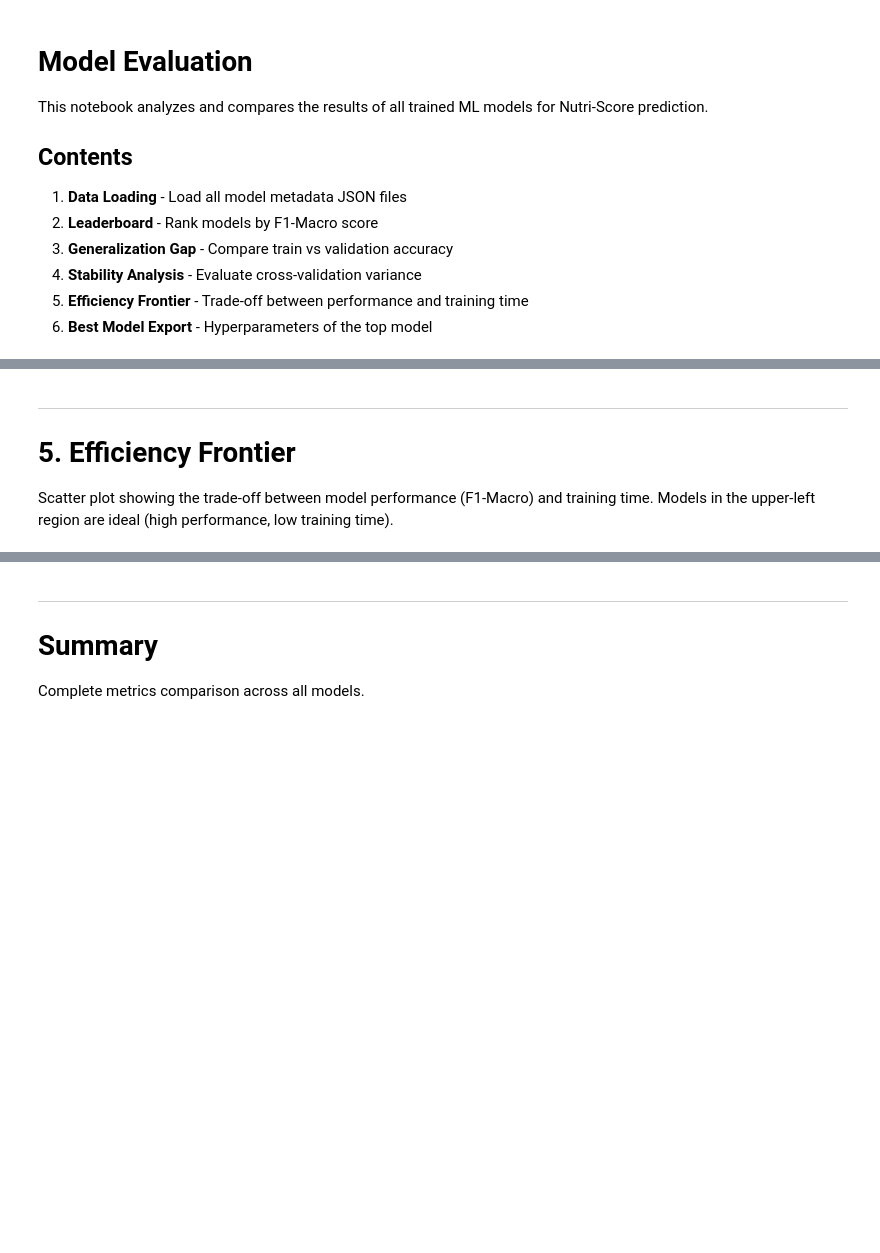
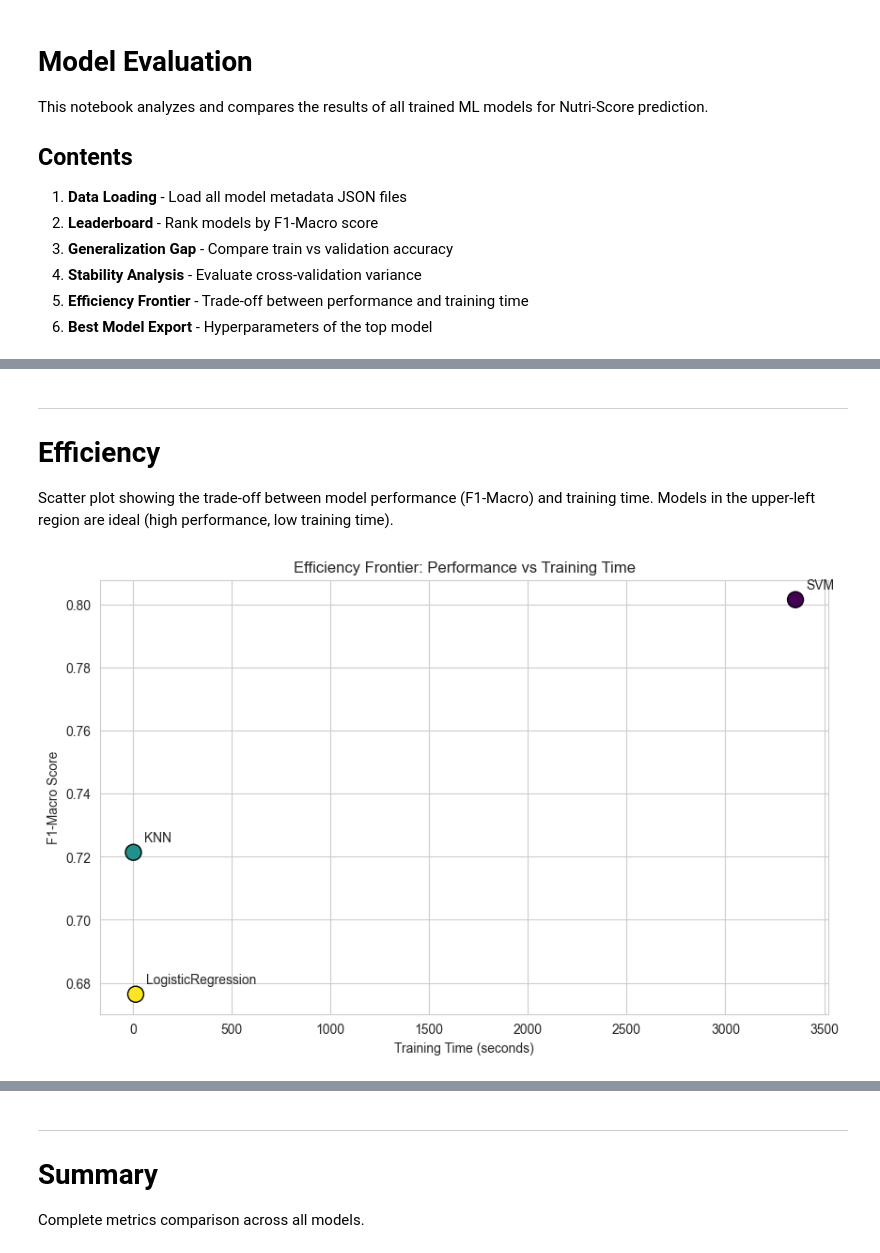
Before and after one commit to djacoo/ml-nutriscore-prediction, a Jupyter notebook: docs/notebooks/model_evaluation.ipynb, the cells around one changed output, grey strips where cells are left out. Drawn from its saved outputs; the diff is of its cells as text; code cells hidden in the pictures; blank space fills up the shorter version.

```diff
--- a/docs/notebooks/model_evaluation.ipynb
+++ b/docs/notebooks/model_evaluation.ipynb
@@ -161,36 +184,37 @@ df_results[['Model', 'CV_Mean', 'CV_Std']].sort_values('CV_Mean', ascending=Fals
 # %% [markdown]
 ---
-# 5. Efficiency Frontier
+# Efficiency
 
 Scatter plot showing the trade-off between model performance (F1-Macro) and training time. Models in the upper-left region are ideal (high performance, low training time).
 # %%
 fig, ax = plt.subplots(figsize=(10, 6))
 
 scatter = ax.scatter(
     df_results['Training_Time'],
     df_results['F1_Macro'],
     s=150,
     c=range(len(df_results)),
     cmap='viridis',
     edgecolors='black',
     linewidths=1
 )
 
 for i, row in df_results.iterrows():
     ax.annotate(
         row['Model'],
         (row['Training_Time'], row['F1_Macro']),
         xytext=(8, 8),
         textcoords='offset points',
         fontsize=10
     )
 
 ax.set_xlabel('Training Time (seconds)')
 ax.set_ylabel('F1-Macro Score')
 ax.set_title('Efficiency Frontier: Performance vs Training Time')
 
-plt.tight_layout()
 plt.show()
+# %% [output]
+[figure, added]
 # %%
 df_efficiency = df_results[['Model', 'F1_Macro', 'Training_Time']].copy()
 df_efficiency['F1_per_Second'] = df_efficiency['F1_Macro'] / df_efficiency['Training_Time']
```
Also changed, not shown: parts of 16 cells of this notebook.
